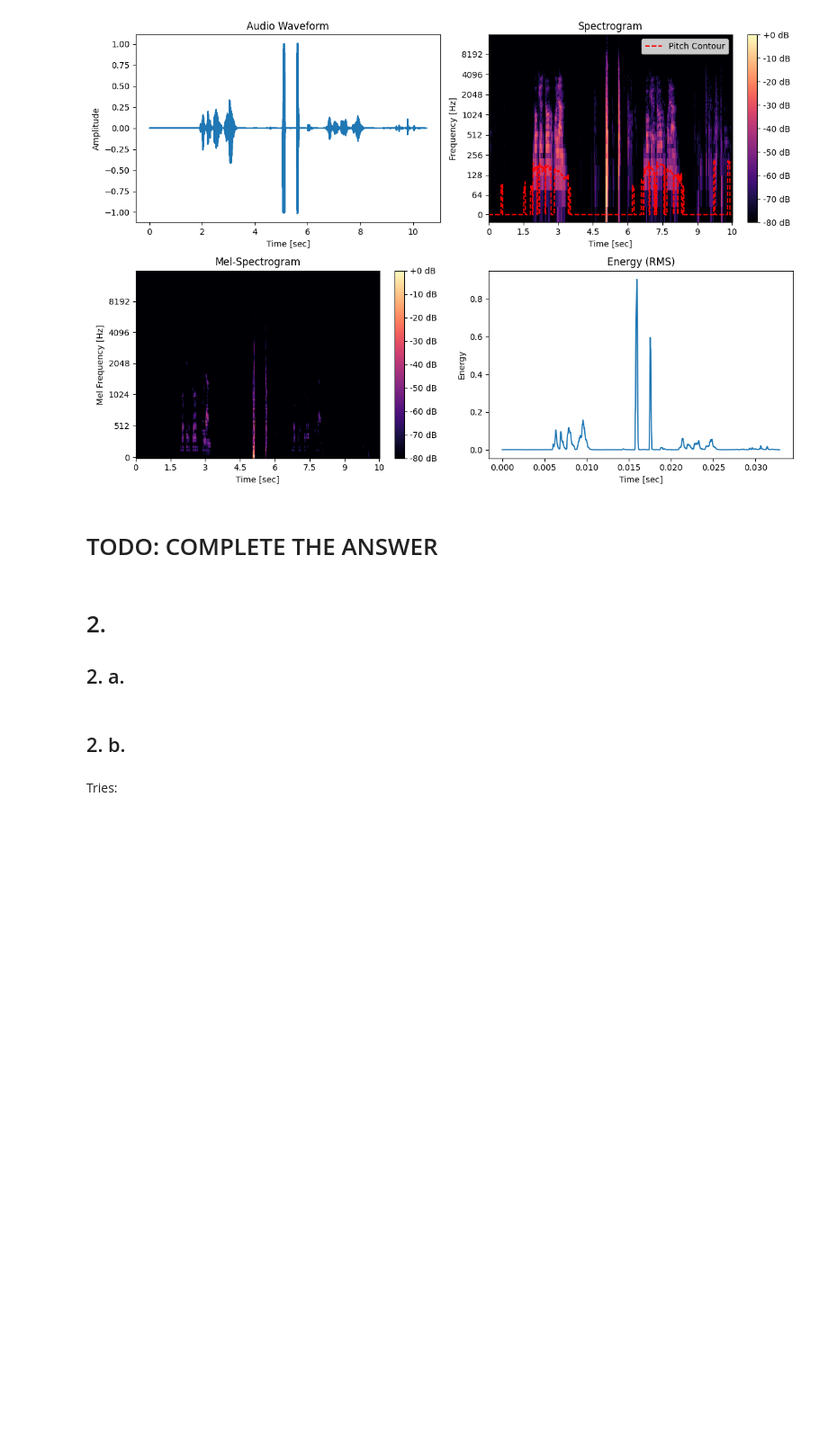
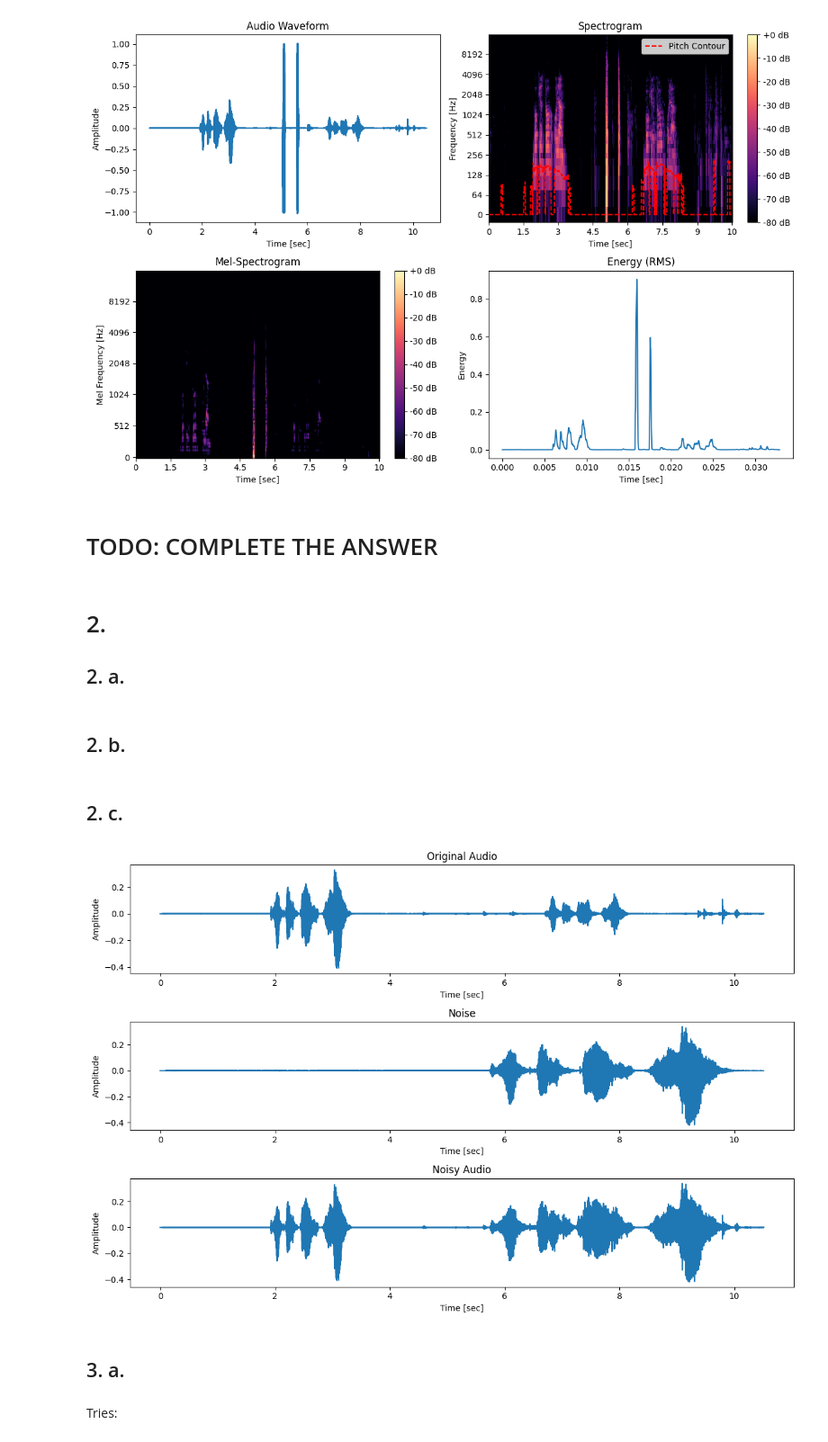
Before and after one commit to omertalmi5/first_assignment_audio_processing, a Jupyter notebook: paractical_assignment.ipynb, the cells around one changed output. Shown: that part at 90% size. Saved outputs shown, nothing was run; the diff lists cells and outputs as text; code cells hidden in the pictures; blank space fills up the shorter version.

```diff
--- a/paractical_assignment.ipynb
+++ b/paractical_assignment.ipynb
@@ -160,6 +160,43 @@ def add_noise_to_audio(audio, noise):
     return audio, noise, noisy_audio
 # %%
 audio, noise, noisy_audio = add_noise_to_audio(audio_16kHz, noised_audio)
+# %% [markdown]
+## 2. c.
+# %%
+def plot_signals(audio, noise, noisy_audio, sr):
+    time = np.arange(len(audio)) / sr
+
+    plt.figure(figsize=(12, 8))
+
+    # Plot original audio
+    plt.subplot(3, 1, 1)
+    plt.plot(time, audio)
+    plt.title("Original Audio")
+    plt.xlabel("Time [sec]")
+    plt.ylabel("Amplitude")
+
+    # Plot noise
+    plt.subplot(3, 1, 2)
+    plt.plot(time, noise)
+    plt.title("Noise")
+    plt.xlabel("Time [sec]")
+    plt.ylabel("Amplitude")
+
+    # Plot noisy audio
+    plt.subplot(3, 1, 3)
+    plt.plot(time, noisy_audio)
+    plt.title("Noisy Audio")
+    plt.xlabel("Time [sec]")
+    plt.ylabel("Amplitude")
+
+    plt.tight_layout()
+    plt.show()
+# %%
+plot_signals(audio, noise, noisy_audio, 16000)
+# %% [output]
+[figure, added]
+# %% [markdown]
+## 3. a.
 # %% [markdown]
 Tries:
 # %%
```
